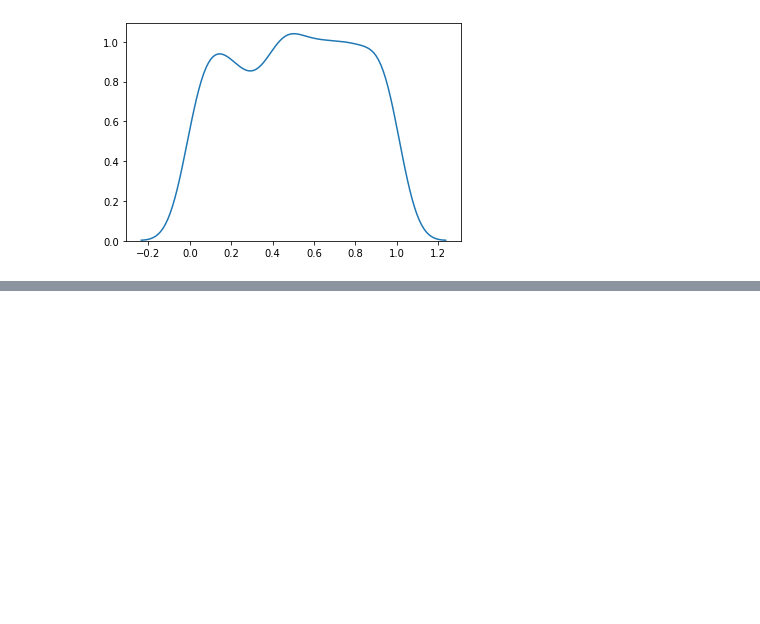
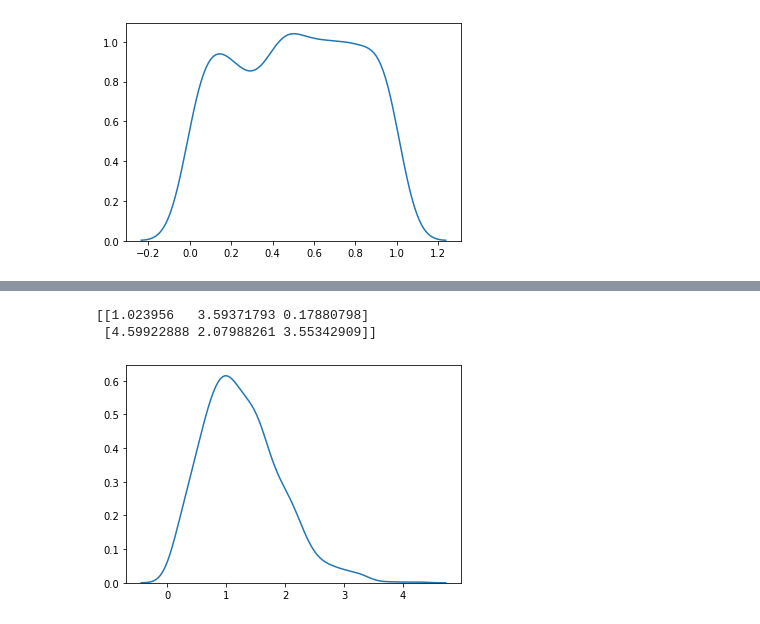
Before and after one commit to victoryapcheeann/numpy101, a Jupyter notebook: numpy101.ipynb, the cells around one changed output, grey strips where cells are left out. Cells and saved outputs as stored; diff of their text form; code cells hidden in the pictures; blank space fills up the shorter version.

```diff
--- a/numpy101.ipynb
+++ b/numpy101.ipynb
@@ -1489,0 +1603,17 @@ plt.show()
+# %%
+# Draw out a sample for rayleigh distribution with scale of 2 with size 2x3:
+
+x = random.rayleigh(scale=2, size=(2, 3))
+
+print(x)
+# %% [output]
+[[1.023956   3.59371793 0.17880798]
+ [4.59922888 2.07988261 3.55342909]]
+# %%
+# Visualization of Rayleigh Distribution
+
+sns.distplot(random.rayleigh(size=1000), hist=False)
+
+plt.show()
+# %% [output]
+[figure, added]
```
Also changed, not shown: parts of 21 cells of this notebook.
